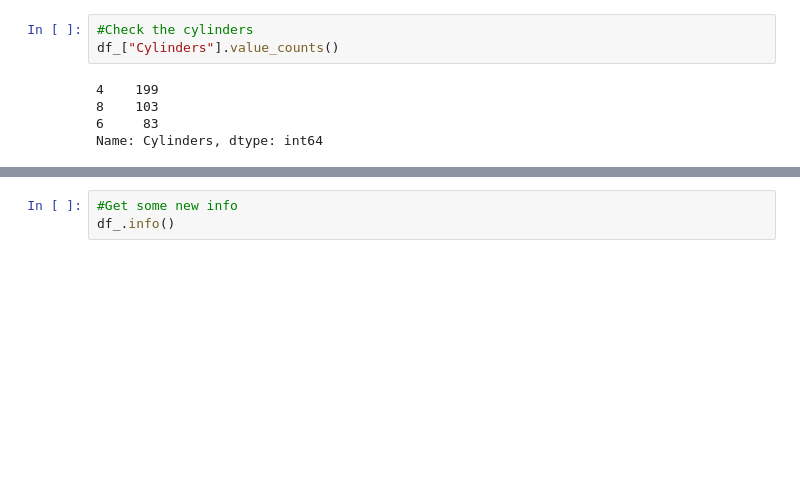
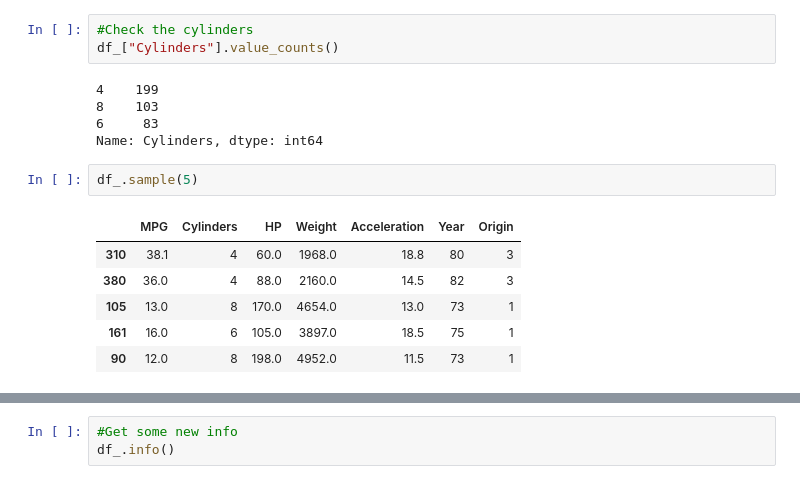
Before and after one commit to Nishaa95/Basic_Stats_in_Python_Student_Workbooks, a Jupyter notebook: 024_EDA_LinReg_1hot_nonLinear.ipynb, the cells around one changed output, grey strips where cells are left out. Saved outputs shown, nothing was run; the diff lists cells and outputs as text; blank space fills up the shorter version.

```diff
--- a/024_EDA_LinReg_1hot_nonLinear.ipynb
+++ b/024_EDA_LinReg_1hot_nonLinear.ipynb
@@ -172,6 +173,15 @@ df_["Cylinders"].value_counts()
 8    103
 6     83
 Name: Cylinders, dtype: int64
+# %%
+df_.sample(5)
+# %% [output]
+|  | MPG | Cylinders | HP | Weight | Acceleration | Year | Origin |
+| 310 | 38.1 | 4 | 60.0 | 1968.0 | 18.8 | 80 | 3 |
+| 380 | 36.0 | 4 | 88.0 | 2160.0 | 14.5 | 82 | 3 |
+| 105 | 13.0 | 8 | 170.0 | 4654.0 | 13.0 | 73 | 1 |
+| 161 | 16.0 | 6 | 105.0 | 3897.0 | 18.5 | 75 | 1 |
+| 90 | 12.0 | 8 | 198.0 | 4952.0 | 11.5 | 73 | 1 |
 # %% [markdown]
 ## Categorical Dummies
 
```
Also changed, not shown: parts of 1 cell of this notebook.
